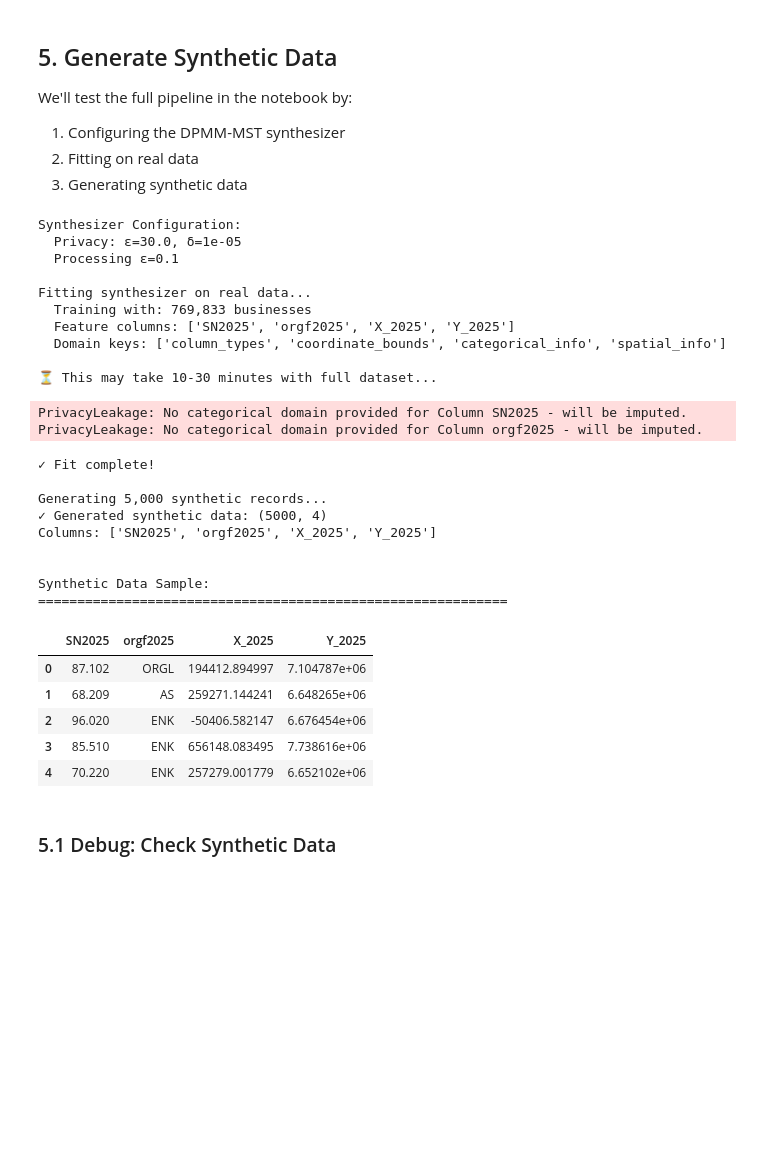
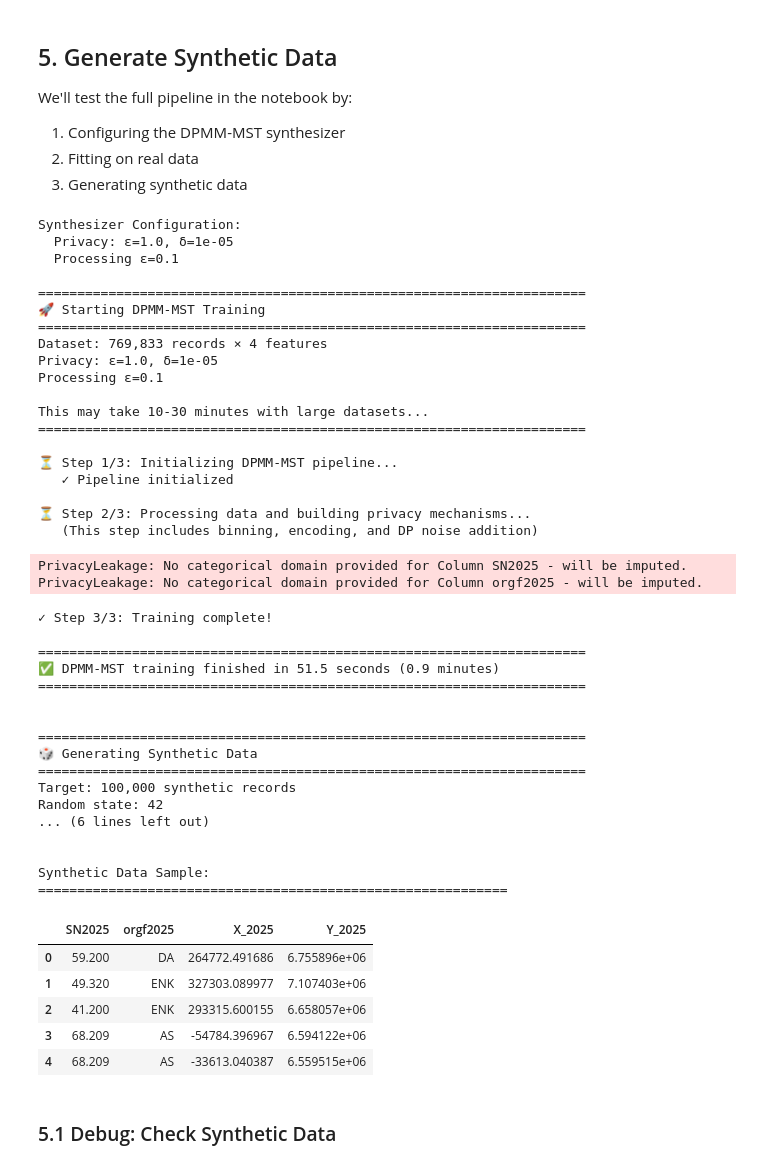
Before and after one commit to akielland/synthetic-lab, a Jupyter notebook: notebooks/04_geostad_pipeline_test.ipynb, the cells around one changed output. Cells and saved outputs as stored; diff of their text form; code cells hidden in the pictures; blank space fills up the shorter version.

```diff
--- a/notebooks/04_geostad_pipeline_test.ipynb
+++ b/notebooks/04_geostad_pipeline_test.ipynb
@@ -169,7 +169,7 @@ We'll test the full pipeline in the notebook by:
 # %%
 # Configure DPMM-MST synthesizer
 method_config = DPMMMSTConfig(
-    epsilon=30.0,      # Privacy budget (higher = less noise)
+    epsilon=1.0,      # Privacy budget (higher = less noise)
     delta=1e-5,       # Privacy failure probability
     proc_epsilon=0.1  # Processing epsilon
 )
@@ -177,49 +177,66 @@ method_config = DPMMMSTConfig(
 print("Synthesizer Configuration:")
 print(f"  Privacy: ε={method_config.epsilon}, δ={method_config.delta}")
 print(f"  Processing ε={method_config.proc_epsilon}")
 
 # Create synthesizer
 synthesizer = DPMMMSTSynthesizer(method_config)
 
 # Fit on real data (the synthesizer will show progress)
 synthesizer.fit(df_features, domain)
 
 # Generate synthetic data (the synthesizer will show progress)
-n_synthetic = 5000  # Generate fewer synthetic records than real (faster)
+n_synthetic = 100000  # Generate fewer synthetic records than real (faster)
 df_synth = synthesizer.generate(n_synthetic, random_state=42)
 
 # Quick sanity check
 print("\nSynthetic Data Sample:")
 print("=" * 60)
 df_synth.head()
 # %% [output]
 Synthesizer Configuration:
-  Privacy: ε=30.0, δ=1e-05
+  Privacy: ε=1.0, δ=1e-05
   Processing ε=0.1
 
-Fitting synthesizer on real data...
-  Training with: 769,833 businesses
-  Feature columns: ['SN2025', 'orgf2025', 'X_2025', 'Y_2025']
-  Domain keys: ['column_types', 'coordinate_bounds', 'categorical_info', 'spatial_info']
+======================================================================
+🚀 Starting DPMM-MST Training
+======================================================================
+Dataset: 769,833 records × 4 features
+Privacy: ε=1.0, δ=1e-05
+Processing ε=0.1
 
-⏳ This may take 10-30 minutes with full dataset...
+This may take 10-30 minutes with large datasets...
+======================================================================
+
+⏳ Step 1/3: Initializing DPMM-MST pipeline...
+   ✓ Pipeline initialized
+
+⏳ Step 2/3: Processing data and building privacy mechanisms...
+   (This step includes binning, encoding, and DP noise addition)
 PrivacyLeakage: No categorical domain provided for Column SN2025 - will be imputed.
 PrivacyLeakage: No categorical domain provided for Column orgf2025 - will be imputed.
-✓ Fit complete!
+✓ Step 3/3: Training complete!
 
-Generating 5,000 synthetic records...
-✓ Generated synthetic data: (5000, 4)
-Columns: ['SN2025', 'orgf2025', 'X_2025', 'Y_2025']
+======================================================================
+✅ DPMM-MST training finished in 51.5 seconds (0.9 minutes)
+======================================================================
+
+
+======================================================================
+🎲 Generating Synthetic Data
+======================================================================
+Target: 100,000 synthetic records
+Random state: 42
+... (6 lines left out)
 
 
 Synthetic Data Sample:
 ============================================================
 |  | SN2025 | orgf2025 | X_2025 | Y_2025 |
-| 0 | 87.102 | ORGL | 194412.894997 | 7.104787e+06 |
-| 1 | 68.209 | AS | 259271.144241 | 6.648265e+06 |
-| 2 | 96.020 | ENK | -50406.582147 | 6.676454e+06 |
-| 3 | 85.510 | ENK | 656148.083495 | 7.738616e+06 |
-| 4 | 70.220 | ENK | 257279.001779 | 6.652102e+06 |
+| 0 | 59.200 | DA | 264772.491686 | 6.755896e+06 |
+| 1 | 49.320 | ENK | 327303.089977 | 7.107403e+06 |
+| 2 | 41.200 | ENK | 293315.600155 | 6.658057e+06 |
+| 3 | 68.209 | AS | -54784.396967 | 6.594122e+06 |
+| 4 | 68.209 | AS | -33613.040387 | 6.559515e+06 |
 # %% [markdown]
 ### 5.1 Debug: Check Synthetic Data
 # %%
```
Also changed, not shown: parts of 15 cells of this notebook.
